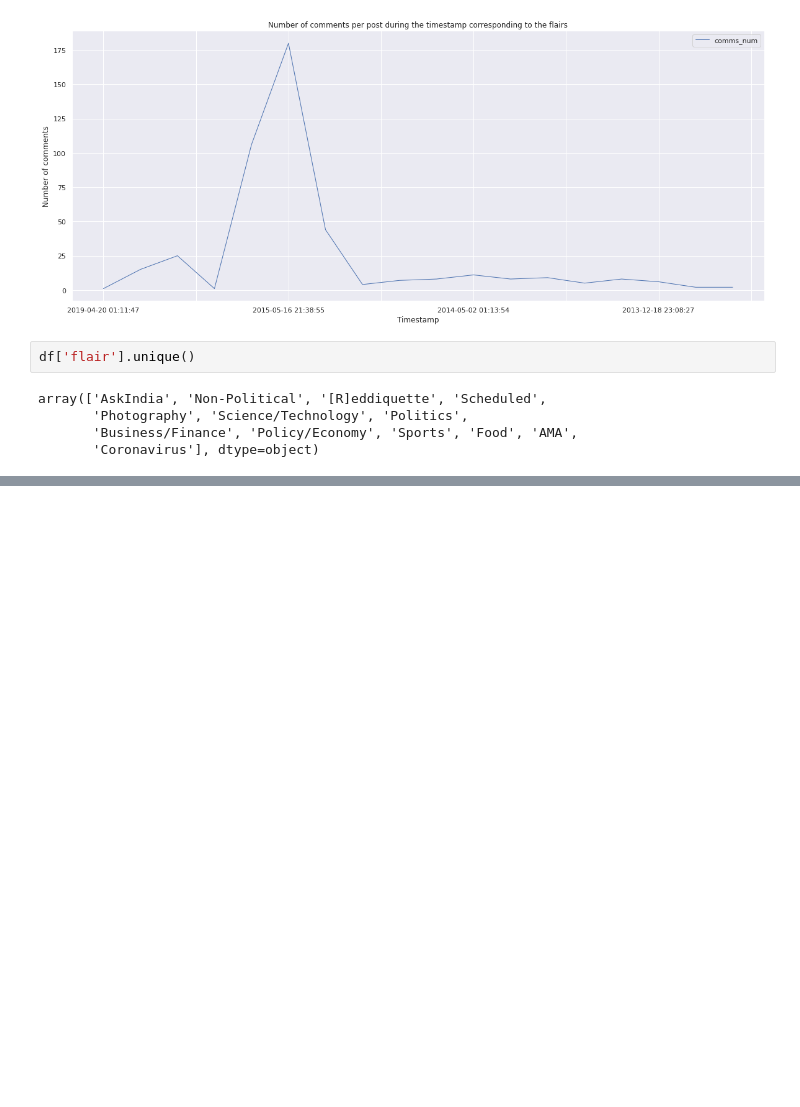
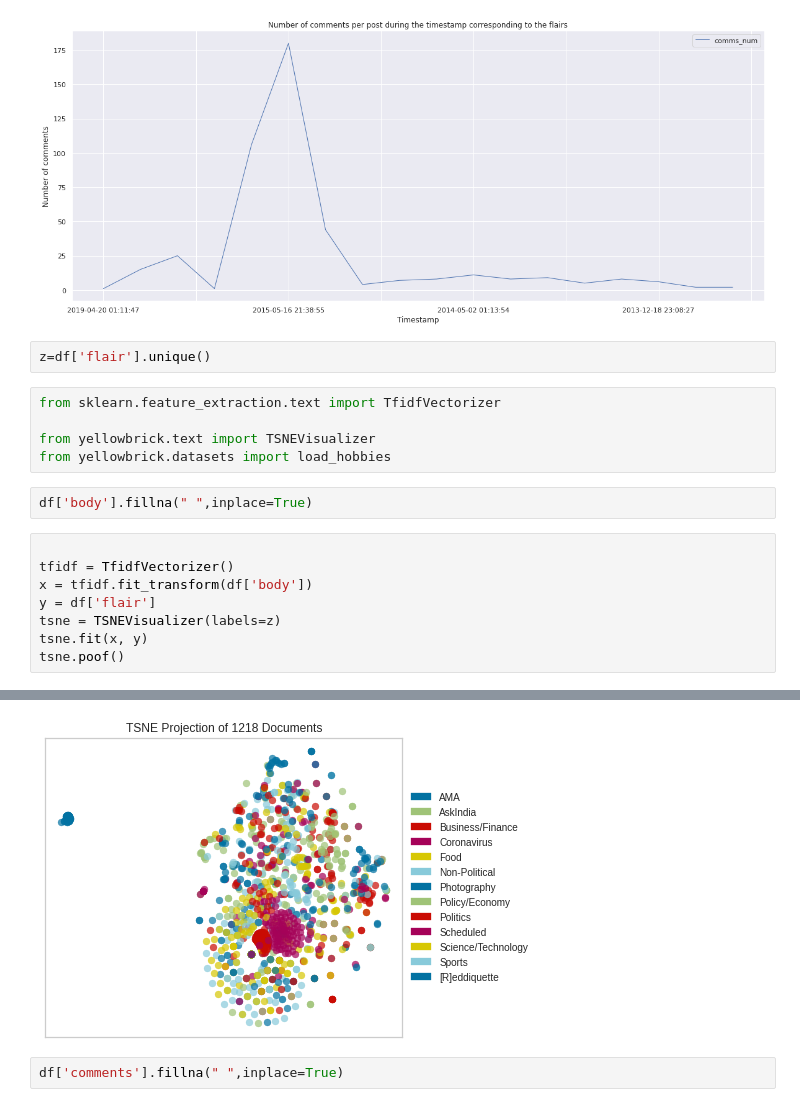
Before and after one commit to abhishek-parashar/Reddit-flair-detection, a Jupyter notebook: scripts/experiment_log/experiment_log_for_eda_notebook_2.ipynb, the cells around one changed output, grey strips where cells are left out. Cells and saved outputs as stored; diff of their text form; blank space fills up the shorter version.

```diff
--- a/scripts/experiment_log/experiment_log_for_eda_notebook_2.ipynb
+++ b/scripts/experiment_log/experiment_log_for_eda_notebook_2.ipynb
@@ -114,9 +114,20 @@ plt.show()
 [figure]
 [figure]
 # %%
-df['flair'].unique()
+z=df['flair'].unique()
-# %% [output]
-array(['AskIndia', 'Non-Political', '[R]eddiquette', 'Scheduled',
-       'Photography', 'Science/Technology', 'Politics',
-       'Business/Finance', 'Policy/Economy', 'Sports', 'Food', 'AMA',
-       'Coronavirus'], dtype=object)
+# %%
+from sklearn.feature_extraction.text import TfidfVectorizer
+
+from yellowbrick.text import TSNEVisualizer
+from yellowbrick.datasets import load_hobbies
+# %%
+df['body'].fillna(" ",inplace=True)
+# %%
+
+tfidf = TfidfVectorizer()
+x = tfidf.fit_transform(df['body'])
+y = df['flair']
+tsne = TSNEVisualizer(labels=z)
+tsne.fit(x, y)
+tsne.poof()
+# %% [output]
@@ -122,0 +147,3 @@ array(['AskIndia', 'Non-Political', '[R]eddiquette', 'Scheduled',
+[figure, added]
+# %%
+df['comments'].fillna(" ",inplace=True)
```
Also changed, not shown: parts of 14 cells of this notebook.
